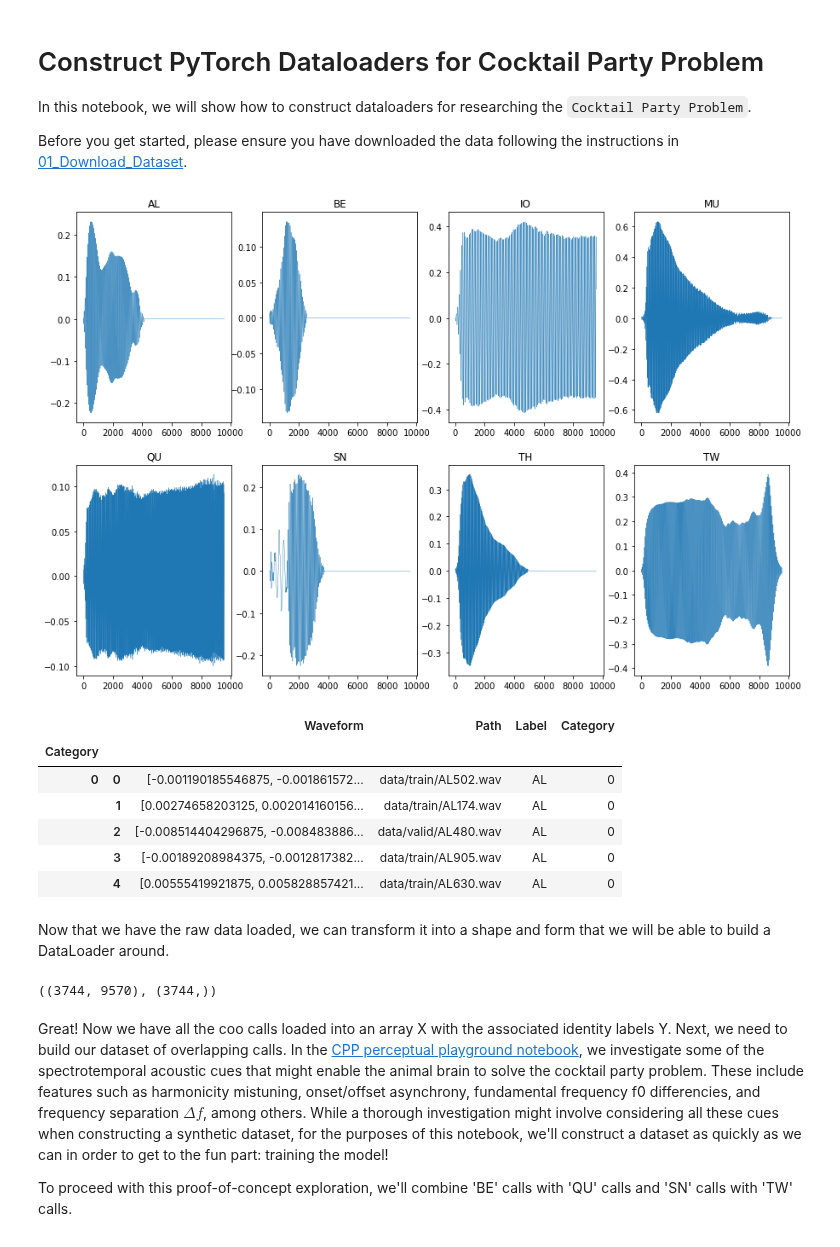
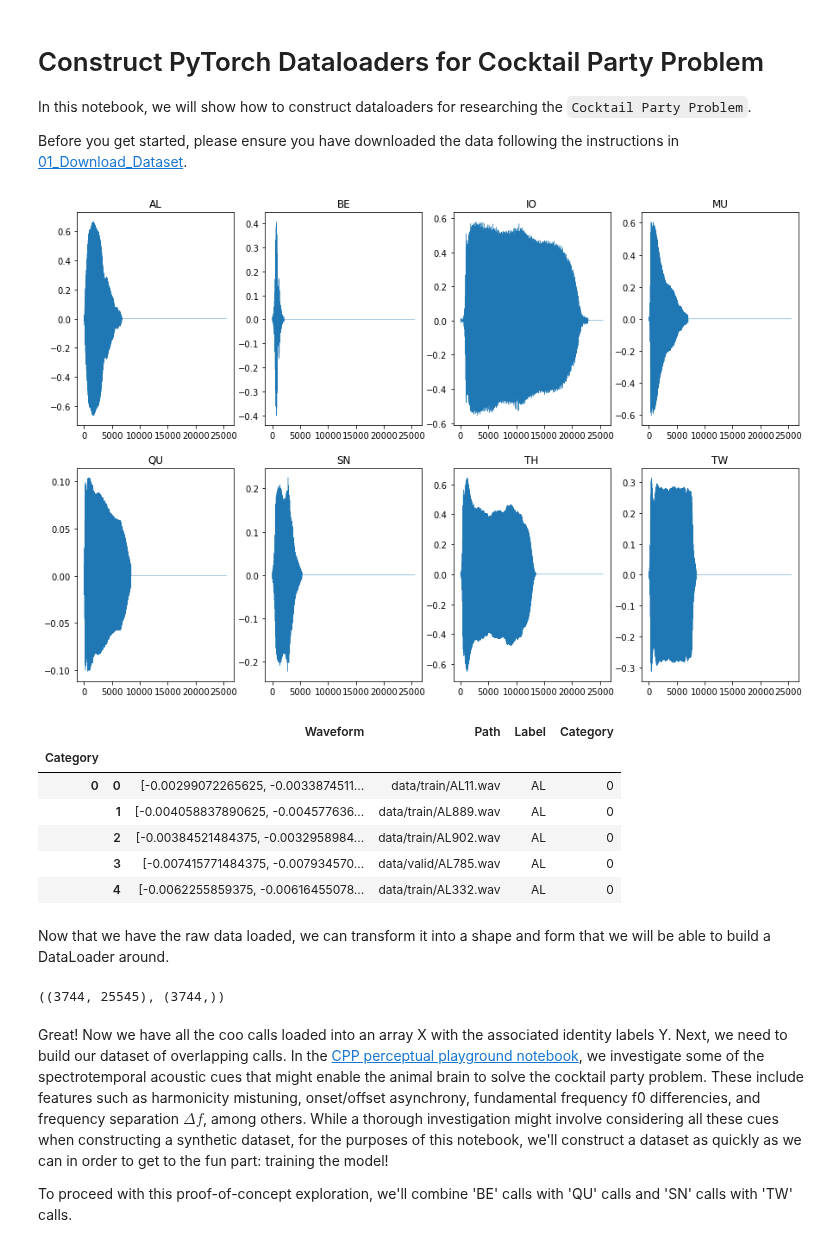
Before and after one commit to earthspecies/library, a Jupyter notebook: macaques/03_Construct_PyTorch_Dataloaders_for_CPP.ipynb, the cells around one changed output. Drawn from its saved outputs; the diff is of its cells as text; code cells hidden in the pictures.

```diff
--- a/macaques/03_Construct_PyTorch_Dataloaders_for_CPP.ipynb
+++ b/macaques/03_Construct_PyTorch_Dataloaders_for_CPP.ipynb
@@ -22,6 +22,9 @@ import multiprocessing
 anno = pd.read_csv('data/annotations.csv')
 # %%
 class LoadData(object):
+    def __init__(self):
+        self.state = 0
+
     def construct_dataframe(self):
         wfs = []
         labels = anno['class'].values.tolist()
@@ -45,6 +48,7 @@ class LoadData(object):
         dataframe = self.construct_dataframe()
 
         mean_dur = self.get_mean_duration(dataframe)
+        std_dur = self.get_std_duration(dataframe)
         paths = dataframe.Path.values
         labels = dataframe.Label.values
         categories = dataframe.Category.values
@@ -52,7 +56,7 @@ class LoadData(object):
 
         xs = []
         for wf in waveforms:
-            x = librosa.util.fix_length(wf, mean_dur)
+            x = librosa.util.fix_length(wf, mean_dur + 3*std_dur)
             xs.append(x)
         fixed_df = pd.DataFrame({'Waveform':xs, 'Path': paths, 'Label':labels, 'Category':categories})
         return fixed_df
@@ -60,47 +64,70 @@ class LoadData(object):
     def balanced_dataframe(self):
 
         dataframe = self.fixed_dataframe()
         balanced_df = dataframe.groupby('Category')
-        np.random.seed(42)
-        balanced_df = balanced_df.apply(lambda x: x.sample(balanced_df.size().min()).reset_index(drop=True))
+        balanced_df = balanced_df.apply(lambda x: x.sample(balanced_df.size().min(),
+                                                           random_state=self.state).reset_index(drop=True))
 
         return balanced_df
 
     def visualize_classes(self, dataframe, group='Label'):
-        df = dataframe.groupby(group).apply(lambda x: x.sample(1))
+        df = dataframe.groupby(group).apply(lambda x: x.sample(1, random_state=self.state))
         df = df.reset_index(drop=True)
 
         fig, axes = plt.subplots(2,4, figsize=(15,10))
         for i, ax in enumerate(axes.flatten()):
             ax.plot(df.Waveform.iloc[i], linewidth=0.4)
             ax.set_title(df.Label.iloc[i])
         plt.show()
+
+    def run(self):
+        data_df = self.balanced_dataframe()
+        mean_dur = self.get_mean_duration(data_df)
+        std_dur = self.get_std_duration(data_df)
+
+        win_width = mean_dur + 3*std_dur
+
+        X = np.zeros((len(data_df), win_width), dtype=np.float32)
+        for i, wf in enumerate(data_df.Waveform.values):
+            X[i, :] = wf
+        Y = data_df.Category.values
+        return X, Y
 
     @staticmethod
     def get_mean_duration(dataframe):
         waveforms = dataframe.Waveform.values
         durs = []
         for wf in waveforms:
             durs.append(wf.shape[0])
         mean_dur = int(np.mean(durs))
         return mean_dur
 
+    @staticmethod
+    def get_std_duration(dataframe):
+        waveforms = dataframe.Waveform.values
+        durs = []
+        for wf in waveforms:
+            durs.append(wf.shape[0])
+        std_dur = int(np.std(durs))
+        return std_dur
+
+
 loader = LoadData()
 data_df = loader.balanced_dataframe()
 mean_dur = loader.get_mean_duration(data_df)
 loader.visualize_classes(data_df)
 # %% [output]
-[figure, old version]
+[figure, new version]
 # %%
 data_df.head()
 # %% [output]
 |  |  | Waveform | Path | Label | Category |
 | Category |  |  |  |  |  |
-| 0 | 0 | [-0.001190185546875, -0.001861572... | data/train/AL502.wav | AL | 0 |
-|  | 1 | [0.00274658203125, 0.002014160156... | data/train/AL174.wav | AL | 0 |
-|  | 2 | [-0.008514404296875, -0.008483886... | data/valid/AL480.wav | AL | 0 |
-|  | 3 | [-0.00189208984375, -0.0012817382... | data/train/AL905.wav | AL | 0 |
-|  | 4 | [0.00555419921875, 0.005828857421... | data/train/AL630.wav | AL | 0 |
+| 0 | 0 | [-0.00299072265625, -0.0033874511... | data/train/AL11.wav | AL | 0 |
+|  | 1 | [-0.004058837890625, -0.004577636... | data/train/AL889.wav | AL | 0 |
+|  | 2 | [-0.00384521484375, -0.0032958984... | data/train/AL902.wav | AL | 0 |
+|  | 3 | [-0.007415771484375, -0.007934570... | data/valid/AL785.wav | AL | 0 |
+|  | 4 | [-0.0062255859375, -0.00616455078... | data/train/AL332.wav | AL | 0 |
 # %% [markdown]
 Now that we have the raw data loaded, we can transform it into a shape and form that we will be able to build a DataLoader around.
 # %%
@@ -112,7 +139,7 @@ for i, wf in enumerate(data_df.Waveform.values):
 Y=data_df.Category.values
 X.shape, Y.shape
 # %% [output]
-((3744, 9570), (3744,))
+((3744, 25545), (3744,))
 # %% [markdown]
 Great! Now we have all the coo calls loaded into an array X with the associated identity labels Y. Next, we need to build our dataset of overlapping calls. In the [CPP perceptual playground notebook](http://localhost:2222/notebooks/Cocktail-Party-Problem/Perceptual-Integration-and-Segregation/Harmonicity.ipynb), we investigate some of the spectrotemporal acoustic cues that might enable the animal brain to solve the cocktail party problem. These include features such as harmonicity mistuning, onset/offset asynchrony, fundamental frequency f0 differencies, and frequency separation $\Delta f$, among others. While a thorough investigation might involve considering all these cues when constructing a synthetic dataset, for the purposes of this notebook, we'll construct a dataset as quickly as we can in order to get to the fun part: training the model!
 
```
Also changed, not shown: parts of 5 cells of this notebook.
